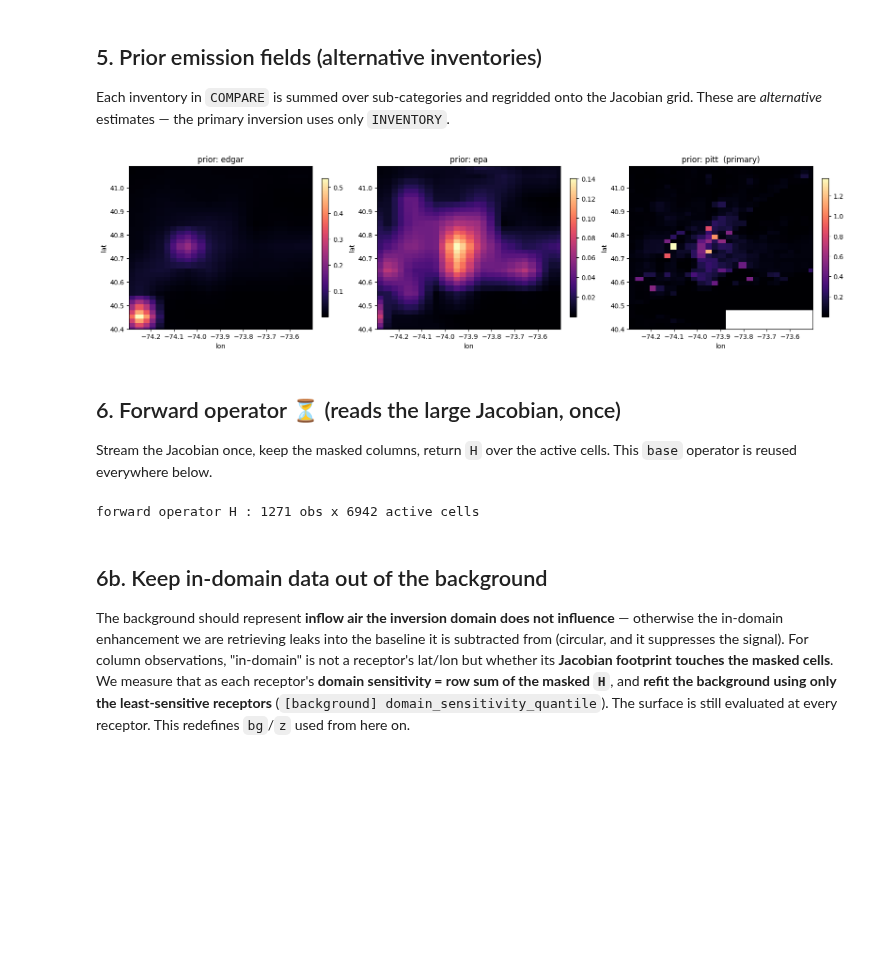
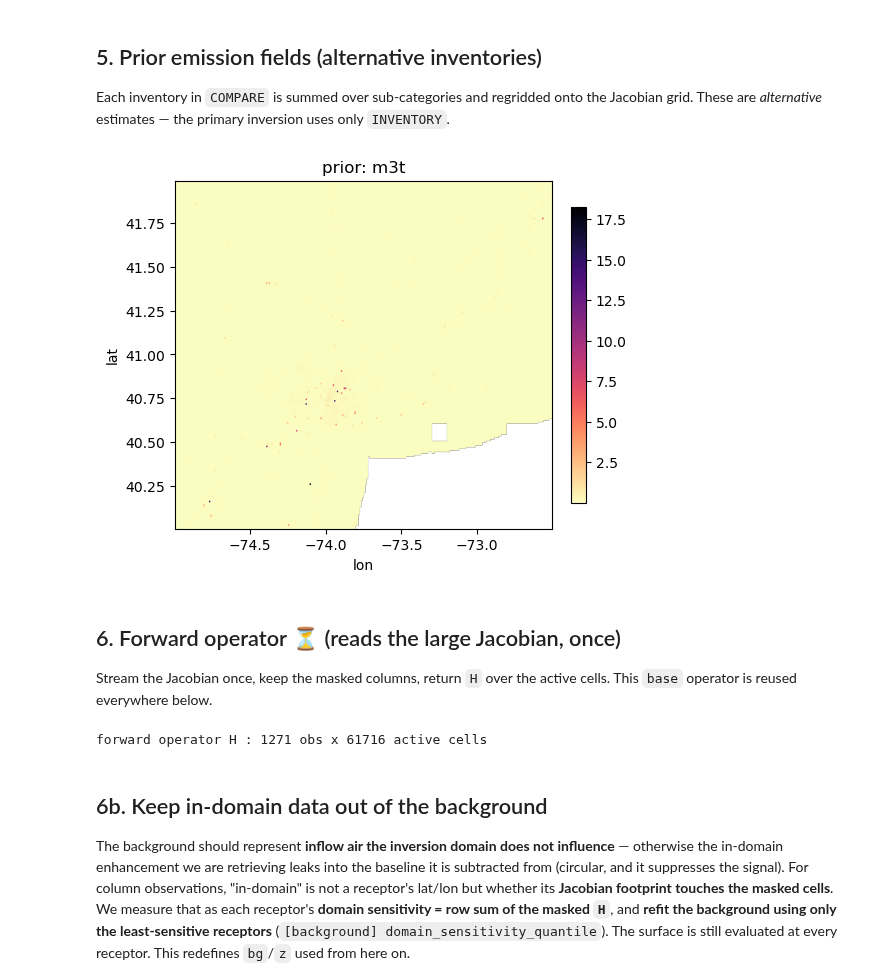
Before and after one commit to erselab/halo-nyc, a Jupyter notebook: bayes_opt/notebooks/halo_inversion_walkthrough.ipynb, the cells around one changed output. Drawn from its saved outputs; the diff is of its cells as text; code cells hidden in the pictures; blank space fills up the shorter version.

```diff
--- a/bayes_opt/notebooks/halo_inversion_walkthrough.ipynb
+++ b/bayes_opt/notebooks/halo_inversion_walkthrough.ipynb
@@ -43,10 +43,10 @@ def _resolve(p):
 # CLI (`run_halo.py --flights ...`) or `load_context(cfg, ..., flights=[...])`.
 FLIGHT_ID, _jacpath = flight_paths(cfg)[0]            # first configured flight
 JAC_PATH  = _resolve(_jacpath)
-EMIS_PATH = _resolve(cfg.get('emissions', 'path'))
+EMIS_PATH = '../'+_resolve(cfg.get('emissions', 'path'))
 BBOX      = cfg.get_literal('domain', 'bbox')
-INVENTORY = cfg.get('emissions', 'inventory', default='pitt')
-COMPARE   = [s.strip() for s in cfg.get('emissions', 'compare', default='edgar,epa,pitt').split(',')]
+INVENTORY = cfg.get('emissions', 'inventory', default='m3t')
+COMPARE   = [s.strip() for s in cfg.get('emissions', 'compare', default='m3t').split(',')]
 METHOD    = cfg.get('decomposition', 'method', default='category_fields')
 
 DEGREE            = cfg.get_int('background', 'degree', default=1)
@@ -140,15 +140,15 @@ Each inventory in `COMPARE` is summed over sub-categories and regridded onto the
 # %%
 priors = category_priors_on_grid(EMIS_PATH, grid, sources=tuple(COMPARE))
 fig, ax = plt.subplots(1, len(priors), figsize=(5.3*len(priors), 4.2), constrained_layout=True)
 ax = np.atleast_1d(ax)
 for a, name in zip(ax, priors):
     f = crop(priors[name]).copy(); f[f <= 0] = np.nan
-    im = a.imshow(f, origin='lower', extent=EXTENT, aspect='auto', cmap='magma')
+    im = a.imshow(f, origin='lower', extent=EXTENT, aspect='auto', cmap='magma_r')
     a.set_title(f'prior: {name}' + ('  (primary)' if name == INVENTORY else ''))
     a.set_xlabel('lon'); a.set_ylabel('lat'); fig.colorbar(im, ax=a, shrink=0.85)
 plt.show()
 # %% [output]
-[figure, old version]
+[figure, new version]
 # %% [markdown]
 ## 6. Forward operator  ⏳ (reads the large Jacobian, once)
 
@@ -158,7 +158,7 @@ base = jf.operator(active=core.active, in_memory=cfg.get_bool('jacobian', 'in_me
                    row_chunk=cfg.get_int('jacobian', 'row_chunk', default=24))
 print(f'forward operator H : {base.shape[0]} obs x {base.shape[1]} active cells')
 # %% [output]
-forward operator H : 1271 obs x 6942 active cells
+forward operator H : 1271 obs x 61716 active cells
 # %% [markdown]
 ## 6b. Keep in-domain data out of the background
 
```
Also changed, not shown: parts of 12 cells of this notebook, 4 other files.
